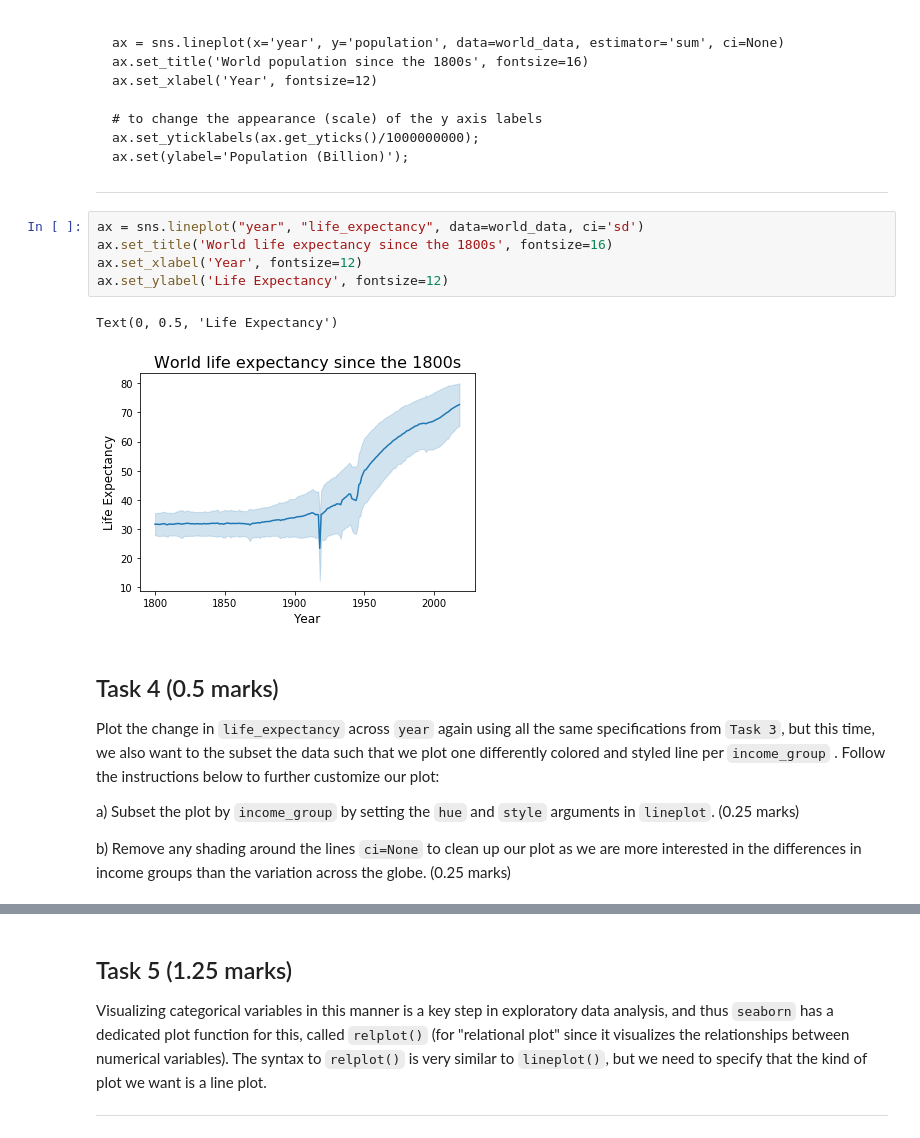
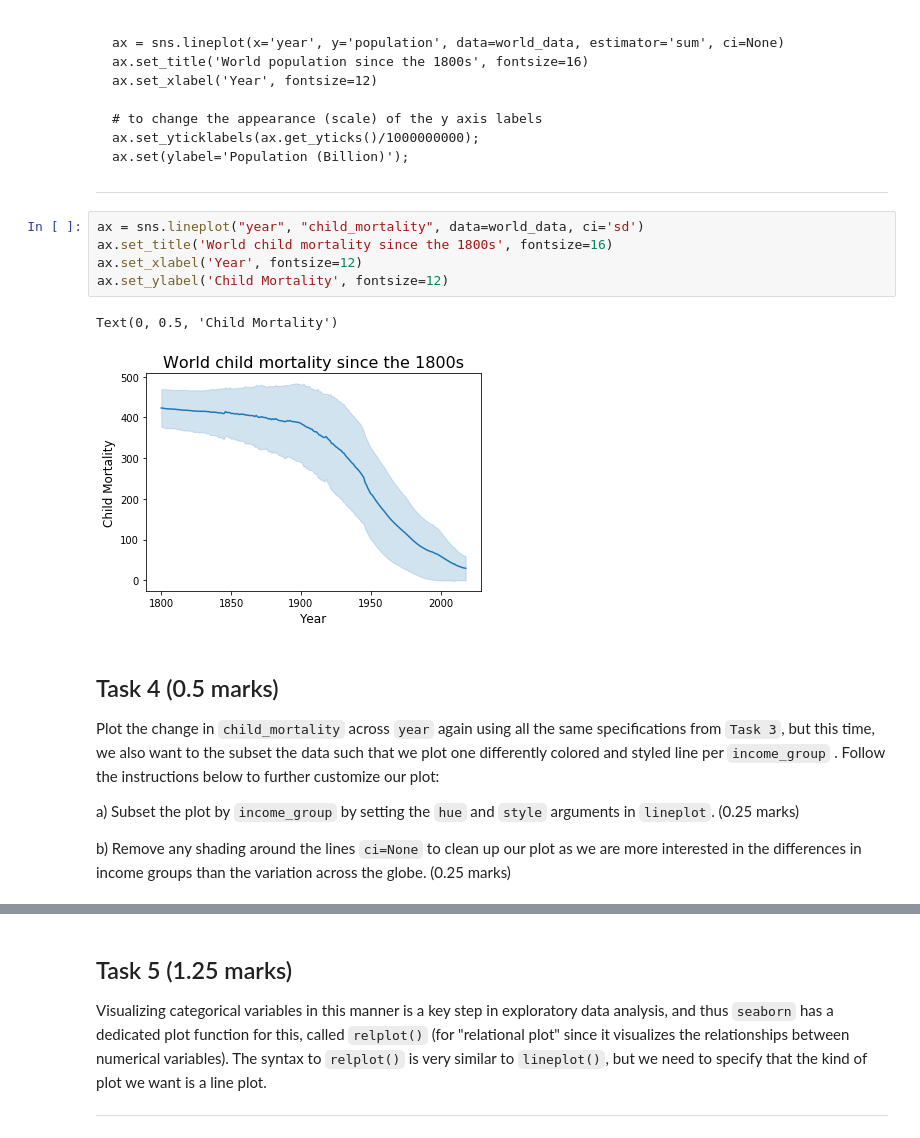
Before and after one commit to BME1478H/BME1478material, a Jupyter notebook: Lectures/week08/solution_assignment7.ipynb, the cells around one changed output, grey strips where cells are left out. Cells and saved outputs as stored; diff of their text form.

Commit message:
use child mortality in assignment

````diff
--- a/Lectures/week08/solution_assignment7.ipynb
+++ b/Lectures/week08/solution_assignment7.ipynb
@@ -124,17 +124,17 @@ ax.set(ylabel='Population (Billion)');
 ```
 ___
 # %%
-ax = sns.lineplot("year", "life_expectancy", data=world_data, ci='sd')
-ax.set_title('World life expectancy since the 1800s', fontsize=16)
+ax = sns.lineplot("year", "child_mortality", data=world_data, ci='sd')
+ax.set_title('World child mortality since the 1800s', fontsize=16)
 ax.set_xlabel('Year', fontsize=12)
-ax.set_ylabel('Life Expectancy', fontsize=12)
+ax.set_ylabel('Child Mortality', fontsize=12)
 # %% [output]
-Text(0, 0.5, 'Life Expectancy')
+Text(0, 0.5, 'Child Mortality')
-[figure, old version]
+[figure, new version]
 # %% [markdown]
 ## Task 4 (0.5 marks)
 
-Plot the change in `life_expectancy` across `year` again using all the same specifications from `Task 3`, but this time, we also want to the subset the data such that we plot one differently colored and styled line per `income_group` . Follow the instructions below to further customize our plot:
+Plot the change in `child_mortality` across `year` again using all the same specifications from `Task 3`, but this time, we also want to the subset the data such that we plot one differently colored and styled line per `income_group` . Follow the instructions below to further customize our plot:
 
 a) Subset the plot by `income_group` by setting the `hue` and `style` arguments in `lineplot`. (0.25 marks)
 
````
Also changed, not shown: parts of 7 cells of this notebook, 2 other files.
